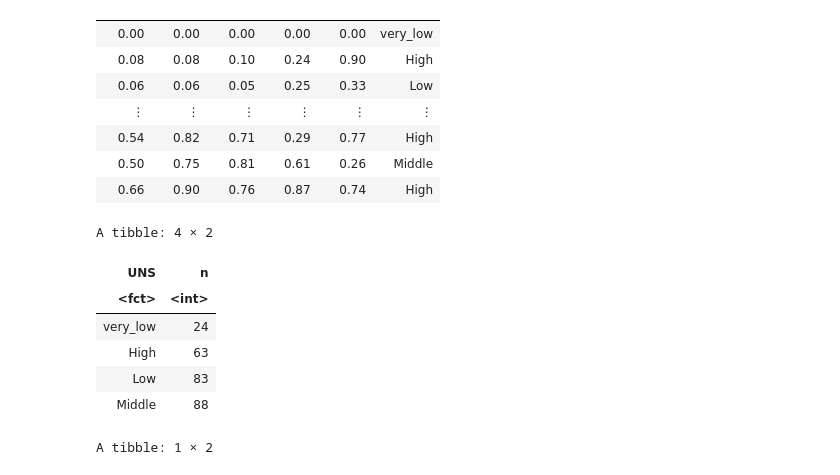
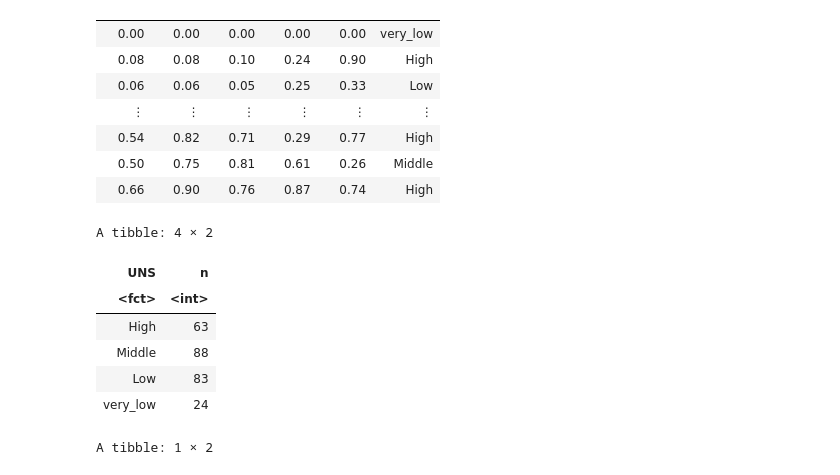
Before and after one commit to namyasharmaa/DSCI-100-Project, a Jupyter notebook: project_proposal.ipynb, the cells around one changed output. Drawn from its saved outputs; the diff is of its cells as text; code cells hidden in the pictures.

```diff
--- a/project_proposal.ipynb
+++ b/project_proposal.ipynb
@@ -46,17 +46,18 @@ A tibble: 258 × 6
 # %%
 # summarize the training data, counting how many occurences of each class
 num_of_class <- training_data %>%
+    mutate(UNS = factor(UNS, levels = c("High", "Middle", "Low", "very_low"))) %>%
     count(UNS)
 
 num_of_class
 # %% [output]
 A tibble: 4 × 2
 | UNS | n |
 | <fct> | <int> |
+| High | 63 |
+| Middle | 88 |
+| Low | 83 |
 | very_low | 24 |
-| High | 63 |
-| Low | 83 |
-| Middle | 88 |
 # %%
 #the means of the predictor variables you plan to use in your analysis
 predictors_mean <- training_data %>%
```
Also changed, not shown: parts of 1 cell of this notebook.
